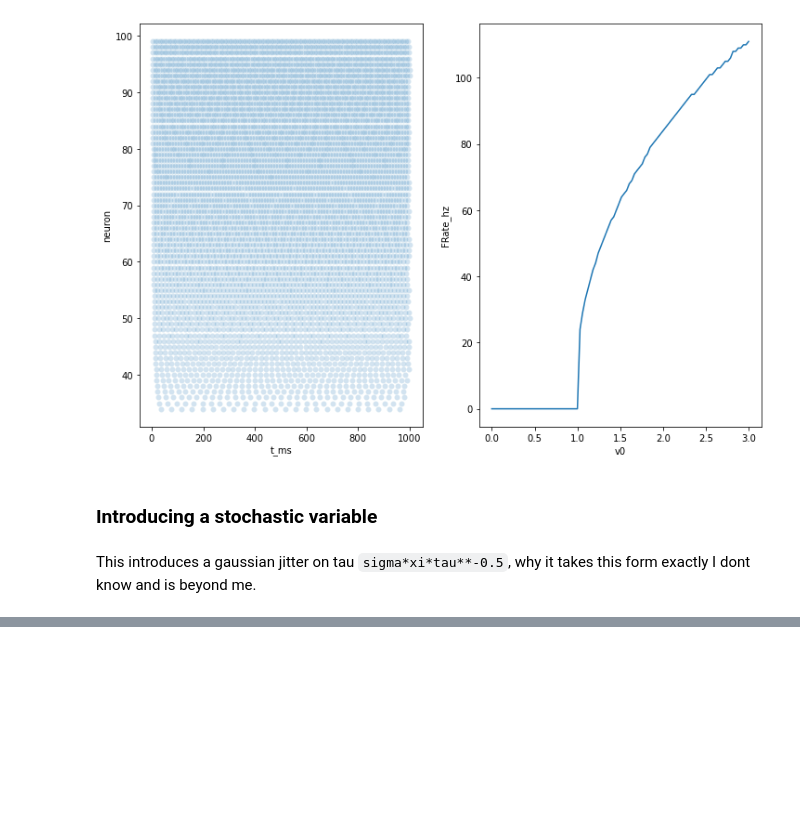
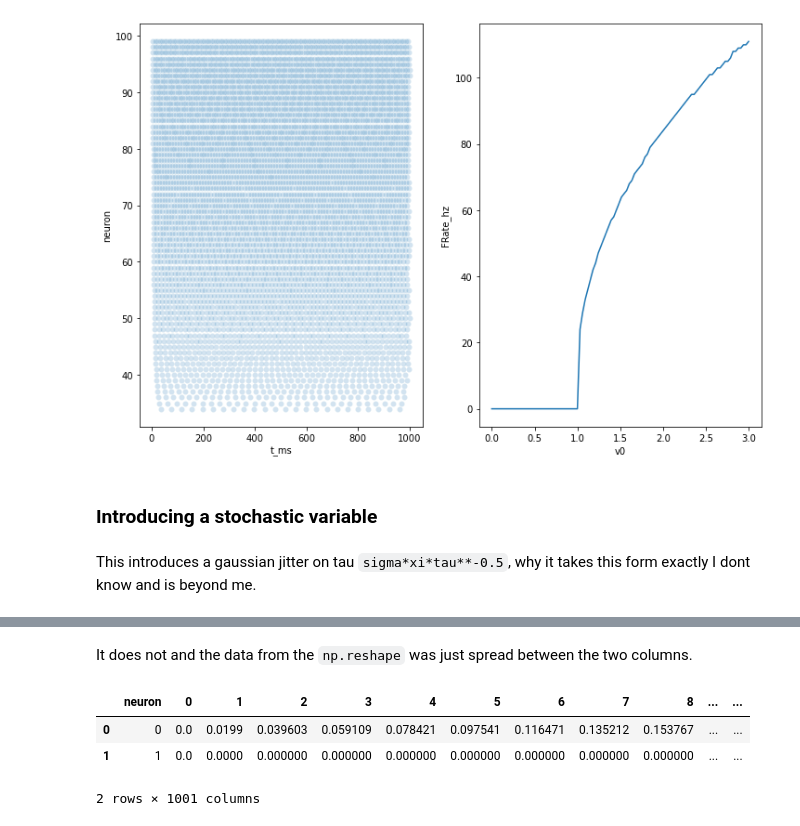
Before and after one commit to linusconrad/neurodynamics-learning, a Jupyter notebook: Linus-neurodyn-notes.ipynb, the cells around one changed output, grey strips where cells are left out. Cells and saved outputs as stored; diff of their text form; code cells hidden in the pictures; blank space fills up the shorter version.

```diff
--- a/Linus-neurodyn-notes.ipynb
+++ b/Linus-neurodyn-notes.ipynb
@@ -681,0 +751,14 @@ sns.scatterplot(x = 't_ms', y = 'neuron', data = tidy_spike(Mnew), ax=axes[0]);
+# %% [markdown]
+It does not and the data from the `np.reshape` was just spread between the two columns.
+# %%
+# Its stored per row so we should be able to make a frame without reshaping
+# reshape and make a frame
+test = pd.DataFrame(np.array(Mstate.v))
+test.index.name = 'neuron'
+test.reset_index(inplace=True)
+test
+# %% [output]
+|  | neuron | 0 | 1 | 2 | 3 | 4 | 5 | 6 | 7 | 8 | ... | ... |
+| 0 | 0 | 0.0 | 0.0199 | 0.039603 | 0.059109 | 0.078421 | 0.097541 | 0.116471 | 0.135212 | 0.153767 | ... | ... |
+| 1 | 1 | 0.0 | 0.0000 | 0.000000 | 0.000000 | 0.000000 | 0.000000 | 0.000000 | 0.000000 | 0.000000 | ... | ... |
+2 rows × 1001 columns
```
Also changed, not shown: parts of 15 cells of this notebook, 1 other file.
